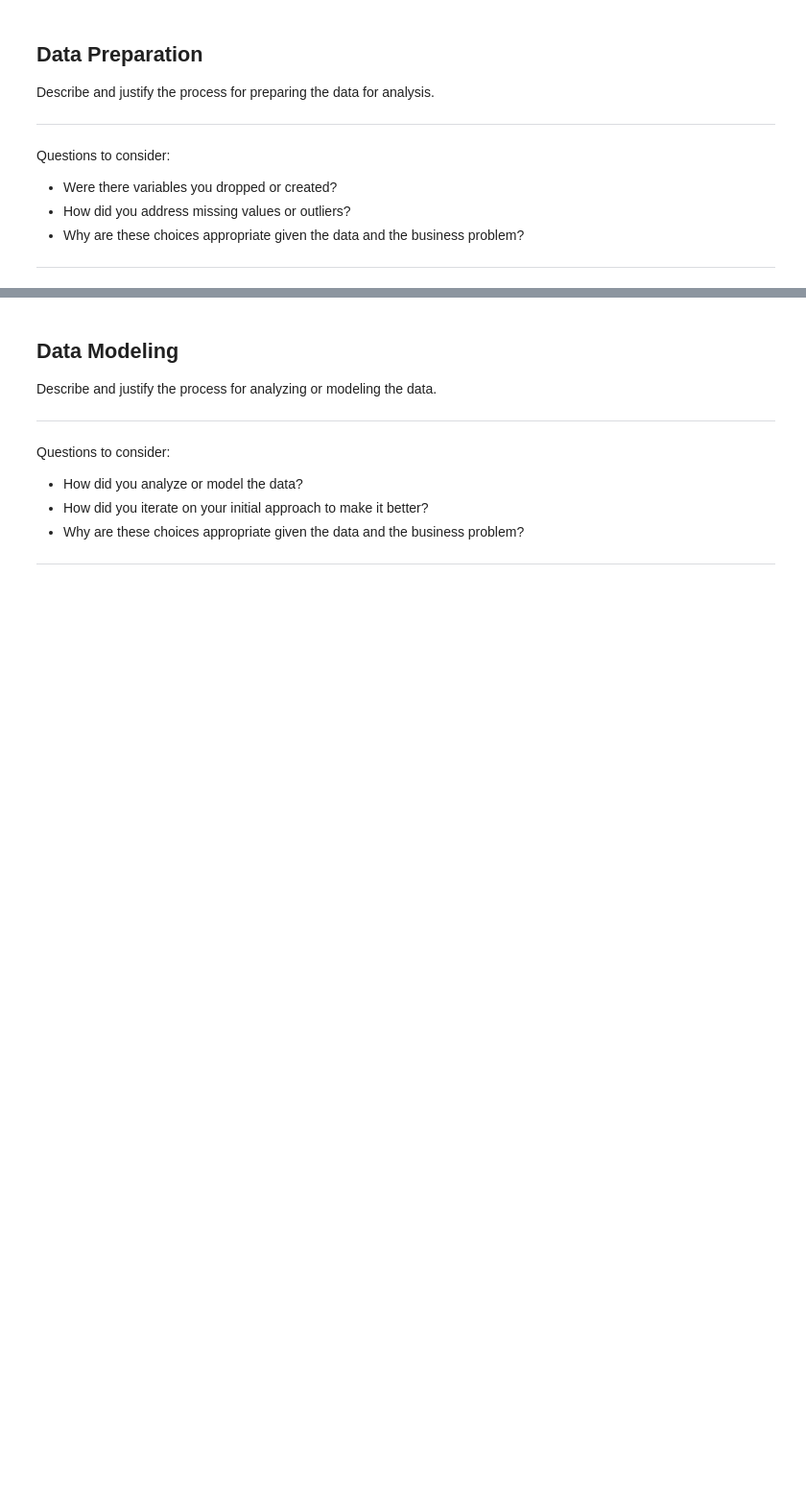
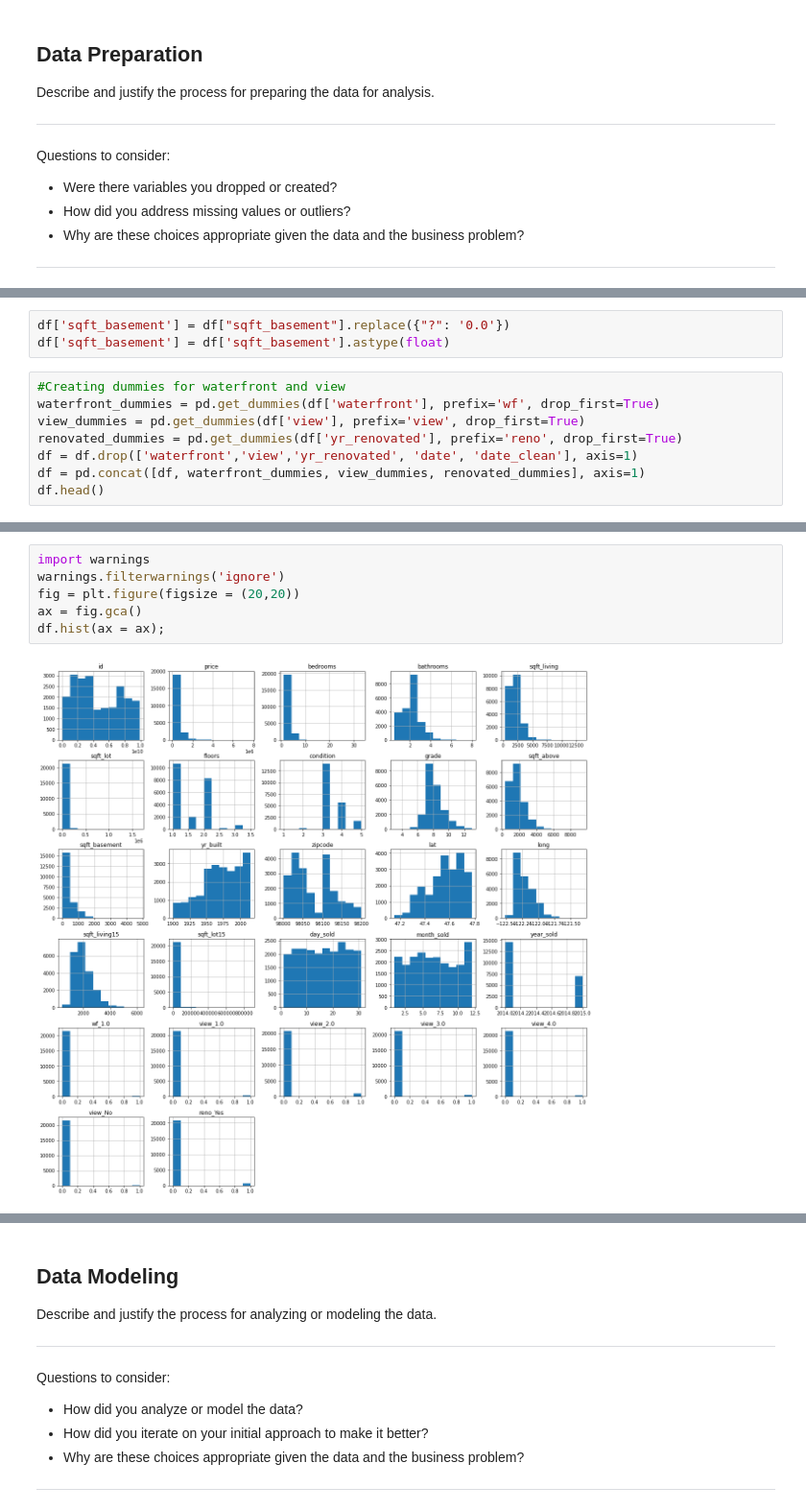
Before and after one commit to NBYHO/dsc-project-2-house-sales, a Jupyter notebook: dsc-phase2-project.ipynb, the cells around one changed output, grey strips where cells are left out. Shown at 96% size. Cells and saved outputs as stored; diff of their text form; blank space fills up the shorter version.

```diff
--- a/dsc-phase2-project.ipynb
+++ b/dsc-phase2-project.ipynb
@@ -56,0 +299,11 @@ Questions to consider:
+# %%
+df['sqft_basement'] = df["sqft_basement"].replace({"?": '0.0'})
+df['sqft_basement'] = df['sqft_basement'].astype(float)
+# %%
+#Creating dummies for waterfront and view
+waterfront_dummies = pd.get_dummies(df['waterfront'], prefix='wf', drop_first=True)
+view_dummies = pd.get_dummies(df['view'], prefix='view', drop_first=True)
+renovated_dummies = pd.get_dummies(df['yr_renovated'], prefix='reno', drop_first=True)
+df = df.drop(['waterfront','view','yr_renovated', 'date', 'date_clean'], axis=1)
+df = pd.concat([df, waterfront_dummies, view_dummies, renovated_dummies], axis=1)
+df.head()
@@ -56,0 +353,8 @@ Questions to consider:
+# %%
+import warnings
+warnings.filterwarnings('ignore')
+fig = plt.figure(figsize = (20,20))
+ax = fig.gca()
+df.hist(ax = ax);
+# %% [output]
+[figure, added]
```
Also changed, not shown: parts of 57 cells of this notebook, 10 other files.
